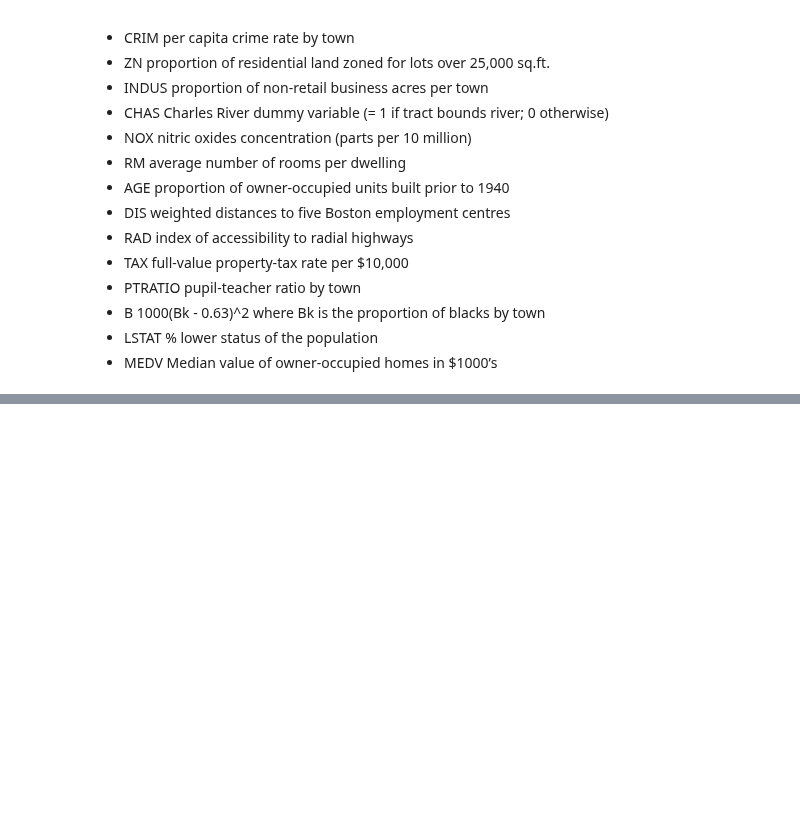
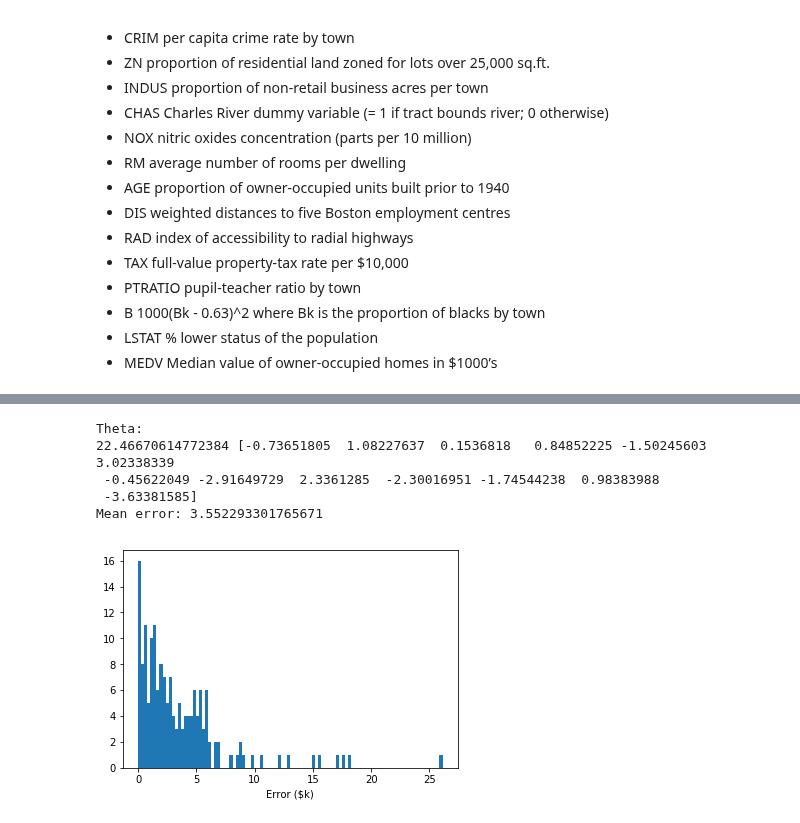
Before and after one commit to richss/cs455-ml-demos, a Jupyter notebook: Ch4-Demos.ipynb, the cells around one changed output, grey strips where cells are left out. Cells and saved outputs as stored; diff of their text form; code cells hidden in the pictures; blank space fills up the shorter version.

```diff
--- a/Ch4-Demos.ipynb
+++ b/Ch4-Demos.ipynb
@@ -719 +807,21 @@ scatter_matrix(boston_df, figsize=(12, 12))
+# %%
+lin_reg = LinearRegression()
+lin_reg.fit(train_X,train_y)
+pred_y = lin_reg.predict(test_X)
+
+# Outputs the intercept and coefficient of the model (theta_0 and theta_1 respectively)
+print("Theta:")
+print(lin_reg.intercept_, lin_reg.coef_)
+
+plt.hist(abs(test_y - pred_y),bins=100)
+plt.xlabel("Error ($k)")
+
+print("Mean error: " + str(mean_absolute_error(test_y, pred_y)))
+# %% [output]
+Theta:
+22.46670614772384 [-0.73651805  1.08227637  0.1536818   0.84852225 -1.50245603  3.02338339
+ -0.45622049 -2.91649729  2.3361285  -2.30016951 -1.74544238  0.98383988
+ -3.63381585]
+Mean error: 3.552293301765671
+[figure, added]
 # %%
```
Also changed, not shown: parts of 45 cells of this notebook.
